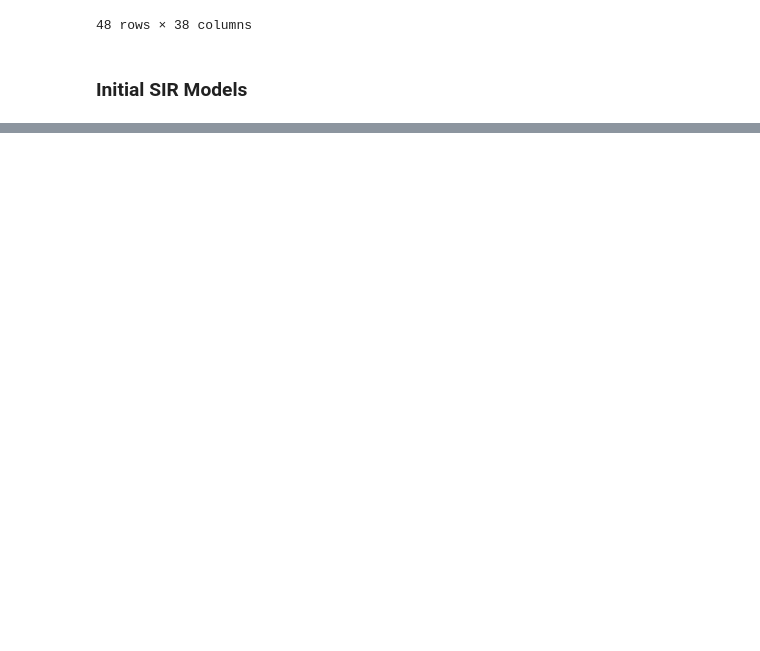
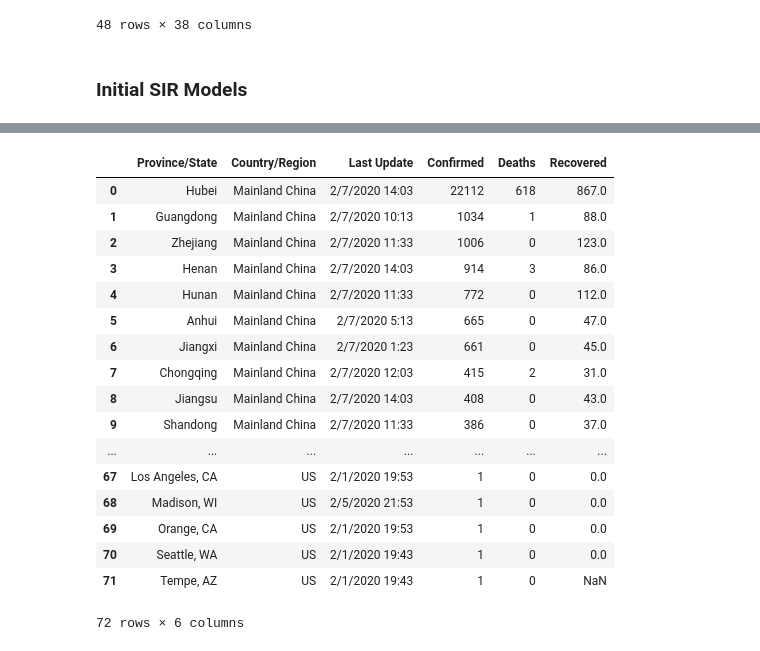
Before and after one commit to jessicaw9910/nCoV_hackathon, a Jupyter notebook: Code/nCoV_model_v1.ipynb, the cells around one changed output, grey strips where cells are left out. Saved outputs shown, nothing was run; the diff lists cells and outputs as text; code cells hidden in the pictures; blank space fills up the shorter version.

```diff
--- a/Code/nCoV_model_v1.ipynb
+++ b/Code/nCoV_model_v1.ipynb
@@ -127,0 +173,21 @@ df.to_csv(r'Path where you want to store the exported CSV file\File Name.csv')
+# %%
+df_total
+# %% [output]
+|  | Province/State | Country/Region | Last Update | Confirmed | Deaths | Recovered |
+| 0 | Hubei | Mainland China | 2/7/2020 14:03 | 22112 | 618 | 867.0 |
+| 1 | Guangdong | Mainland China | 2/7/2020 10:13 | 1034 | 1 | 88.0 |
+| 2 | Zhejiang | Mainland China | 2/7/2020 11:33 | 1006 | 0 | 123.0 |
+| 3 | Henan | Mainland China | 2/7/2020 14:03 | 914 | 3 | 86.0 |
+| 4 | Hunan | Mainland China | 2/7/2020 11:33 | 772 | 0 | 112.0 |
+| 5 | Anhui | Mainland China | 2/7/2020 5:13 | 665 | 0 | 47.0 |
+| 6 | Jiangxi | Mainland China | 2/7/2020 1:23 | 661 | 0 | 45.0 |
+| 7 | Chongqing | Mainland China | 2/7/2020 12:03 | 415 | 2 | 31.0 |
+| 8 | Jiangsu | Mainland China | 2/7/2020 14:03 | 408 | 0 | 43.0 |
+| 9 | Shandong | Mainland China | 2/7/2020 11:33 | 386 | 0 | 37.0 |
+| ... | ... | ... | ... | ... | ... | ... |
+| 67 | Los Angeles, CA | US | 2/1/2020 19:53 | 1 | 0 | 0.0 |
+| 68 | Madison, WI | US | 2/5/2020 21:53 | 1 | 0 | 0.0 |
+| 69 | Orange, CA | US | 2/1/2020 19:53 | 1 | 0 | 0.0 |
+| 70 | Seattle, WA | US | 2/1/2020 19:43 | 1 | 0 | 0.0 |
+| 71 | Tempe, AZ | US | 2/1/2020 19:43 | 1 | 0 | NaN |
+72 rows × 6 columns
```
Also changed, not shown: parts of 13 cells of this notebook.
